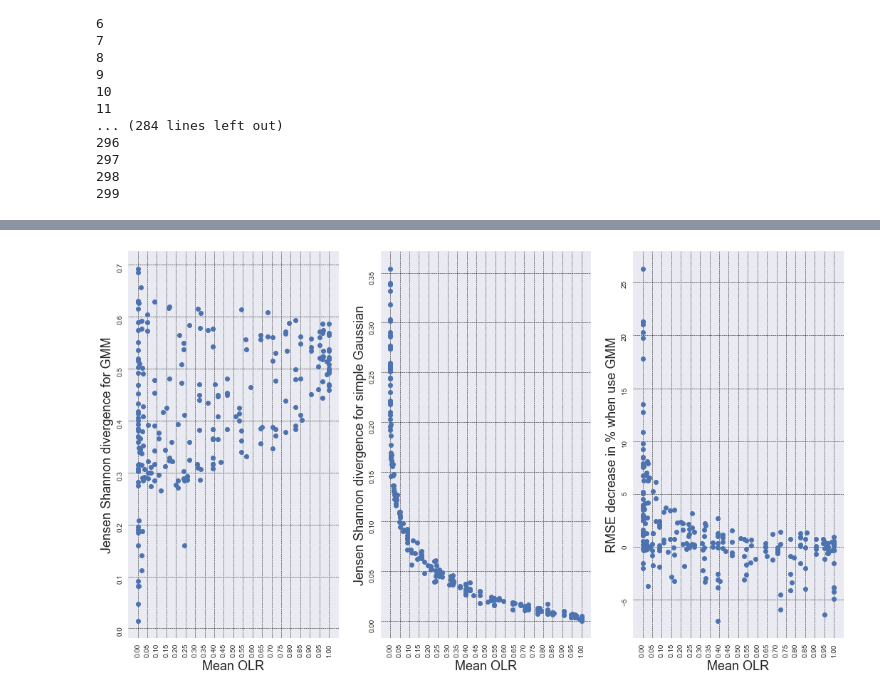
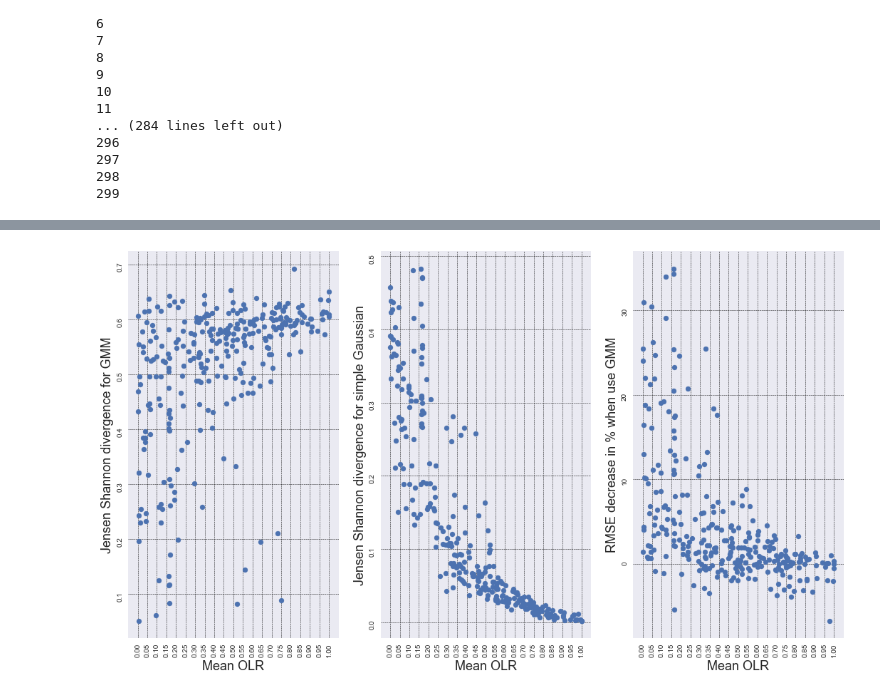
Before and after one commit to aimclub/BAMT, a Jupyter notebook: experiments/gmm_with_olr_analysis.ipynb, the cells around one changed output, grey strips where cells are left out. Drawn from its saved outputs; the diff is of its cells as text; code cells hidden in the pictures.

```diff
--- a/experiments/gmm_with_olr_analysis.ipynb
+++ b/experiments/gmm_with_olr_analysis.ipynb
@@ -212,8 +234,8 @@ for i in range(300):
 # %%
-m = means[17]
-c = covs[17]
-#model = GMM(n_components=2, priors=w, means=m, covariances=c)
-sample = X#model.sample(2000)
+m = means[0]
+c = covs[0]
+model = GMM(n_components=2, priors=w, means=m, covariances=c)
+sample = model.sample(5000)
 # z = []
 # for el in X:
 #   z.append(pdf_gmm(el,model_bn.priors, model_bn.means, model_bn.covariances))
@@ -265,7 +287,7 @@ for i in range(300):
     print(i)
     mean = means[i]
     cov = covs[i]
-    model = GMM(n_components=2, priors=w, means=mean, covariances=cov)
+    model = GMM(n_components=4, priors=w, means=mean, covariances=cov)
     sample = model.sample(5000)
     #model = GaussianMixture(n_components=3, random_state=0).fit(sample)
     sample = pd.DataFrame(data=sample, columns=['C1', 'C2'])
@@ -282,7 +304,7 @@ for i in range(300):
     all_bn = HyBayesianNetwork(skel, params)
     synth_data = pd.DataFrame(all_bn.randomsample(5000, 'mix'))
     #model_bn = GaussianMixture(n_components=3, random_state=0).fit(synth_data.values)
-    model_bn = GMM(n_components=2).from_samples(synth_data.values)
+    model_bn = GMM(n_components=4).from_samples(synth_data.values)
     js_mix.append(gmm_js(model, model_bn))
 # %% [output]
 0
@@ -322,7 +344,7 @@ for i in range(300):
     print(i)
     mean = means[i]
     cov = covs[i]
-    model = GMM(n_components=2, priors=w, means=mean, covariances=cov)
+    model = GMM(n_components=4, priors=w, means=mean, covariances=cov)
     sample = model.sample(5000)
     #model = GaussianMixture(n_components=3, random_state=0).fit(sample)
     sample = pd.DataFrame(data=sample, columns=['C1', 'C2'])
@@ -339,7 +361,7 @@ for i in range(300):
     all_bn = HyBayesianNetwork(skel, params)
     synth_data = pd.DataFrame(all_bn.randomsample(5000, 'simple'))
     #model_bn = GaussianMixture(n_components=3, random_state=0).fit(synth_data.values)
-    model_bn = GMM(n_components=2).from_samples(synth_data.values)
+    model_bn = GMM(n_components=4).from_samples(synth_data.values)
     js_simple.append(gmm_js(model, model_bn))
 # %% [output]
 0
@@ -376,7 +398,7 @@ for i in range(300):
     print(i)
     mean = means[i]
     cov = covs[i]
-    model = GMM(n_components=2, priors=w, means=mean, covariances=cov)
+    model = GMM(n_components=4, priors=w, means=mean, covariances=cov)
     sample = model.sample(5000)
     #model = GaussianMixture(n_components=3, random_state=0).fit(sample)
     sample = pd.DataFrame(data=sample, columns=['C1', 'C2'])
@@ -477,28 +499,28 @@ Text(0, 0.5, 'RMSE decrease in %')
 # %%
 mpl.style.use('seaborn')
 fig, axes = plt.subplots(1, 3, figsize=(18, 10))
-sns.set(font_scale=2)
+
 
 axes[0].scatter([mean_olr[i] for i in positive_index], [js_mix[i] for i in positive_index])
 axes[0].set_xlabel('Mean OLR', fontsize=18)
 axes[0].set_ylabel('Jensen Shannon divergence for GMM', fontsize=18)
 axes[0].grid(color = 'black', linestyle = '--', linewidth = 0.5)
 plt.setp(axes, xticks = [0, 0.05, 0.1, 0.15, 0.2, 0.25, 0.3, 0.35, 0.4, 0.45, 0.5, 0.55, 0.6, 0.65, 0.7, 0.75, 0.8, 0.85, 0.9, 0.95, 1])
 axes[0].tick_params(labelrotation=90)
 
 axes[1].scatter([mean_olr[i] for i in positive_index], [js_simple[i] for i in positive_index])
 axes[1].set_xlabel('Mean OLR', fontsize=18)
 axes[1].set_ylabel('Jensen Shannon divergence for simple Gaussian', fontsize=18)
 axes[1].grid(color = 'black', linestyle = '--', linewidth = 0.5)
 axes[1].tick_params(labelrotation=90)
 
 axes[2].scatter([mean_olr[i] for i in positive_index], [rmse_decrease[i] for i in positive_index])
 axes[2].set_xlabel('Mean OLR', fontsize=18)
 axes[2].set_ylabel('RMSE decrease in % when use GMM', fontsize=18)
 axes[2].grid(color = 'black', linestyle = '--', linewidth = 0.5)
 axes[2].tick_params(labelrotation=90)
 # %% [output]
-[figure, old version]
+[figure, new version]
 # %%
 df_2d_2comp = pd.DataFrame(columns=['means', 'covs', 'w', 'mean_olr', 'js_mix', 'js_simple', 'rmse_mix', 'rmse_simple'])
 df_2d_2comp['means'] = means
```
Also changed, not shown: parts of 36 cells of this notebook.
